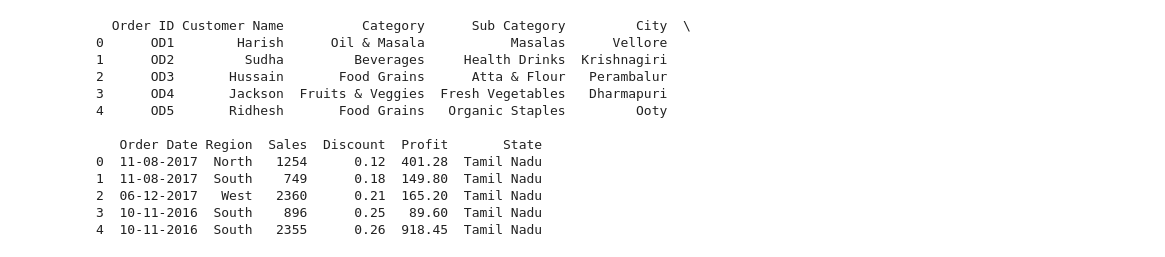
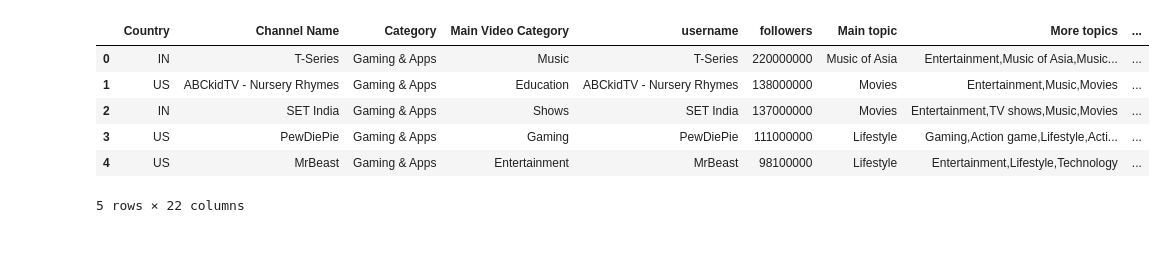
Before and after one commit to PabloJRW/Dash, a Jupyter notebook: view_data.ipynb, the cells around one changed output. Saved outputs shown, nothing was run; the diff lists cells and outputs as text; code cells hidden in the pictures.

```diff
--- a/view_data.ipynb
+++ b/view_data.ipynb
@@ -1,20 +1,15 @@
 # %%
 import pandas as pd
+import matplotlib.pyplot as plt
 import plotly.express as px
-
-data_df = pd.read_csv('supermart.csv')
-print(data_df.head())
-# %% [output]
-  Order ID Customer Name          Category      Sub Category         City  \
-0      OD1        Harish      Oil & Masala           Masalas      Vellore
-1      OD2         Sudha         Beverages     Health Drinks  Krishnagiri
-2      OD3       Hussain       Food Grains      Atta & Flour   Perambalur
-3      OD4       Jackson  Fruits & Veggies  Fresh Vegetables   Dharmapuri
-4      OD5       Ridhesh       Food Grains   Organic Staples         Ooty
-
-   Order Date Region  Sales  Discount  Profit       State
-0  11-08-2017  North   1254      0.12  401.28  Tamil Nadu
-1  11-08-2017  South    749      0.18  149.80  Tamil Nadu
-2  06-12-2017   West   2360      0.21  165.20  Tamil Nadu
-3  10-11-2016  South    896      0.25   89.60  Tamil Nadu
-4  10-11-2016  South   2355      0.26  918.45  Tamil Nadu
+# %%
+yt_top = pd.read_csv('top_200_youtubers.csv')
+yt_top.head()
+# %% [output]
+|  | Country | Channel Name | Category | Main Video Category | username | followers | Main topic | More topics | ... |
+| 0 | IN | T-Series | Gaming & Apps | Music | T-Series | 220000000 | Music of Asia | Entertainment,Music of Asia,Music... | ... |
+| 1 | US | ABCkidTV - Nursery Rhymes | Gaming & Apps | Education | ABCkidTV - Nursery Rhymes | 138000000 | Movies | Entertainment,Music,Movies | ... |
+| 2 | IN | SET India | Gaming & Apps | Shows | SET India | 137000000 | Movies | Entertainment,TV shows,Music,Movies | ... |
+| 3 | US | PewDiePie | Gaming & Apps | Gaming | PewDiePie | 111000000 | Lifestyle | Gaming,Action game,Lifestyle,Acti... | ... |
+| 4 | US | MrBeast | Gaming & Apps | Entertainment | MrBeast | 98100000 | Lifestyle | Entertainment,Lifestyle,Technology | ... |
+5 rows × 22 columns
```
Also changed, not shown: parts of 11 cells of this notebook, 4 other files.
